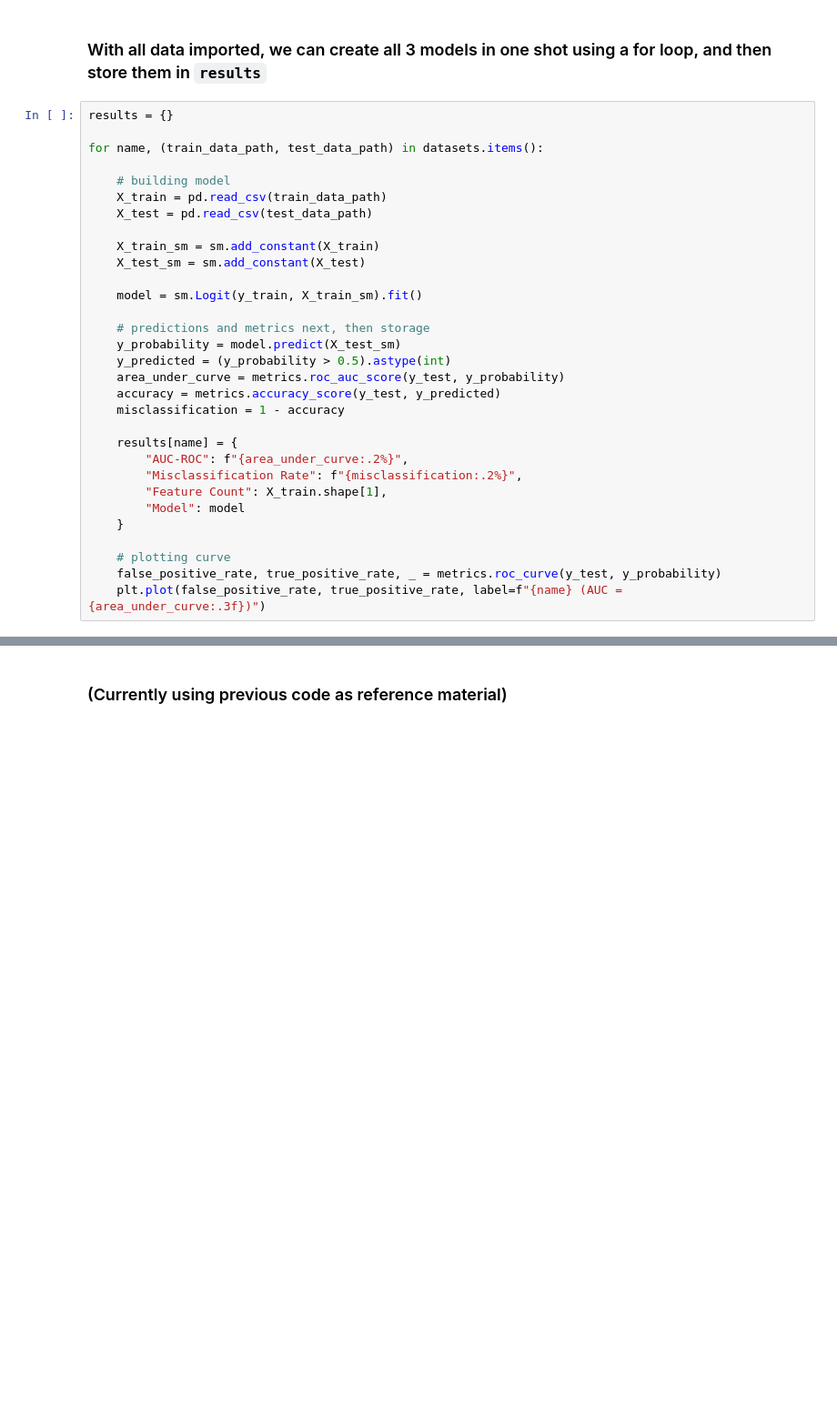
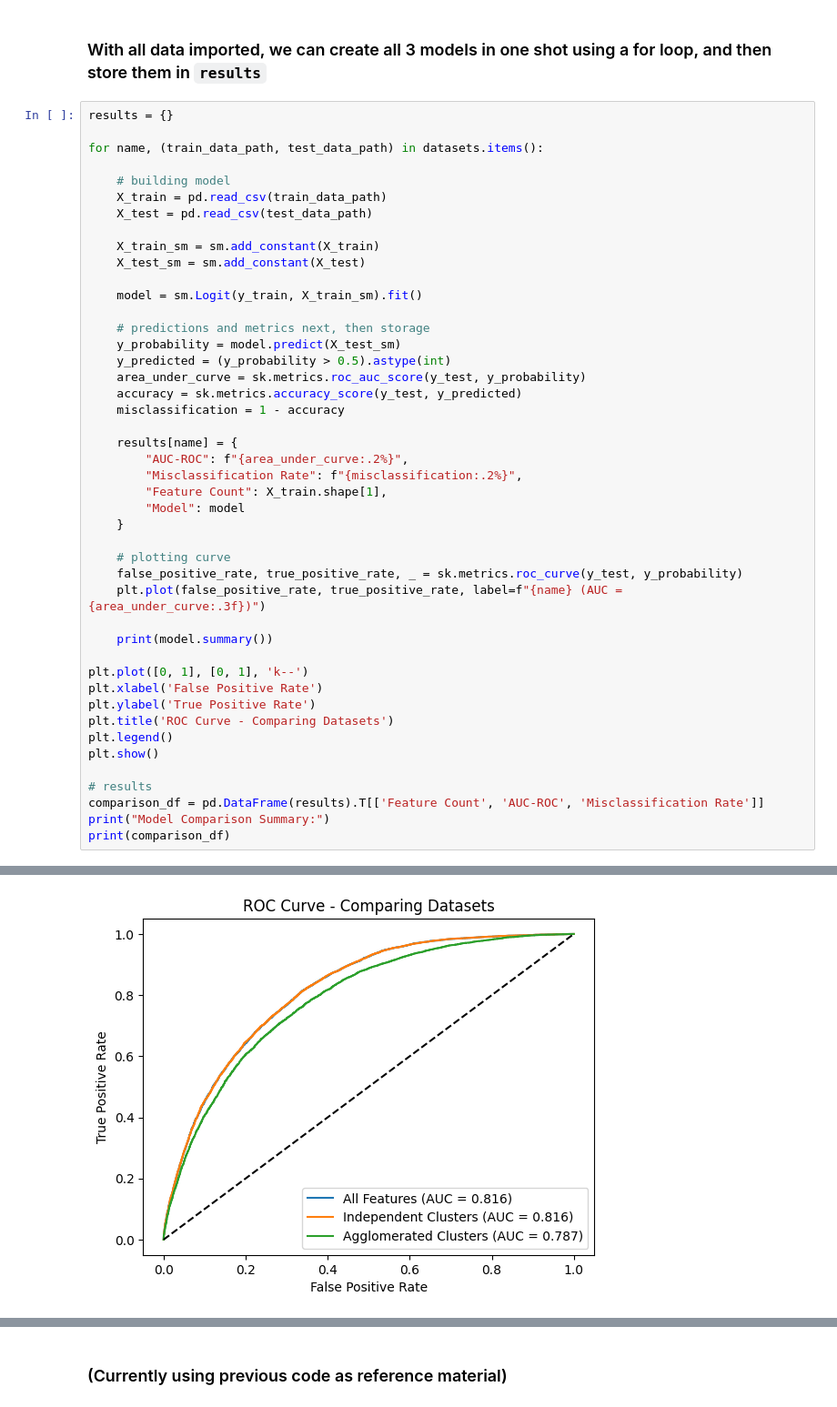
Before and after one commit to JosephPizzuti/cse2600_final_project, a Jupyter notebook: notebooks/03_logistic_regression.ipynb, the cells around one changed output, grey strips where cells are left out. Shown at 91% size. Saved outputs shown, nothing was run; the diff lists cells and outputs as text; blank space fills up the shorter version.

Commit message:
added data summary / added observations about AUC

```diff
--- a/notebooks/03_logistic_regression.ipynb
+++ b/notebooks/03_logistic_regression.ipynb
@@ -36,8 +36,8 @@ for name, (train_data_path, test_data_path) in datasets.items():
     # predictions and metrics next, then storage
     y_probability = model.predict(X_test_sm)
     y_predicted = (y_probability > 0.5).astype(int)
-    area_under_curve = metrics.roc_auc_score(y_test, y_probability)
-    accuracy = metrics.accuracy_score(y_test, y_predicted)
+    area_under_curve = sk.metrics.roc_auc_score(y_test, y_probability)
+    accuracy = sk.metrics.accuracy_score(y_test, y_predicted)
     misclassification = 1 - accuracy
 
     results[name] = {
@@ -48,8 +48,22 @@ for name, (train_data_path, test_data_path) in datasets.items():
     }
 
     # plotting curve
-    false_positive_rate, true_positive_rate, _ = metrics.roc_curve(y_test, y_probability)
+    false_positive_rate, true_positive_rate, _ = sk.metrics.roc_curve(y_test, y_probability)
     plt.plot(false_positive_rate, true_positive_rate, label=f"{name} (AUC = {area_under_curve:.3f})")
+
+    print(model.summary())
+
+plt.plot([0, 1], [0, 1], 'k--')
+plt.xlabel('False Positive Rate')
+plt.ylabel('True Positive Rate')
+plt.title('ROC Curve - Comparing Datasets')
+plt.legend()
+plt.show()
+
+# results
+comparison_df = pd.DataFrame(results).T[['Feature Count', 'AUC-ROC', 'Misclassification Rate']]
+print("Model Comparison Summary:")
+print(comparison_df)
 # %% [output]
 Optimization terminated successfully.
          Current function value: 0.509263
@@ -56,0 +85 @@ Optimization terminated successfully.
+[figure, added]
```
Also changed, not shown: parts of 4 cells of this notebook.
